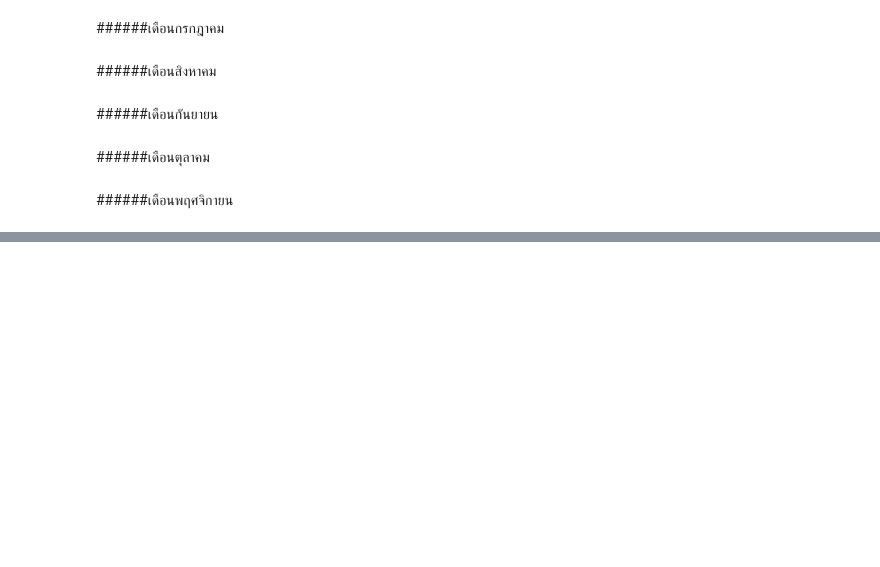
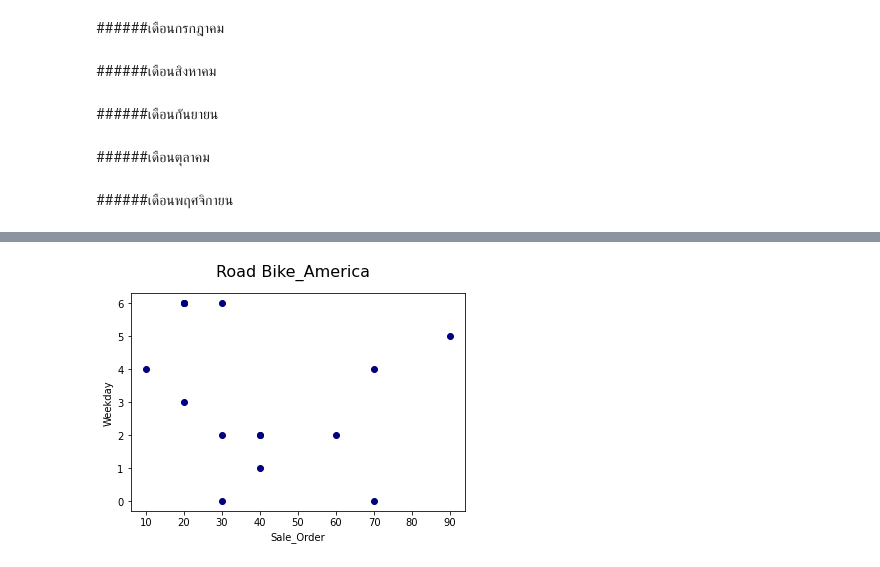
Before and after one commit to nicha0524/DPDM2021, a Jupyter notebook: Untitled11.ipynb, the cells around one changed output, grey strips where cells are left out. Drawn from its saved outputs; the diff is of its cells as text; code cells hidden in the pictures; blank space fills up the shorter version.

```diff
--- a/Untitled11.ipynb
+++ b/Untitled11.ipynb
@@ -270,4 +280,6 @@ RO_AMER_2018_4=RO_AMER_2018[RO_AMER_2018['mount']==4].sort_values(by='SALESORDER
 # %% [markdown]
 ######เดือนตุลาคม
+# %%
+RO_AMER_2018_10=RO_AMER_2018[RO_AMER_2018['mount']==10].sort_values(by='day') #ไม่มีวันที่ ที่มีคำสั่งซื้อซ้ำ
 # %% [markdown]
 ######เดือนพฤศจิกายน
@@ -275,0 +286,2 @@ RO_AMER_2018_4=RO_AMER_2018[RO_AMER_2018['mount']==4].sort_values(by='SALESORDER
+# %%
+RO_AMER_2018_11=RO_AMER_2018[RO_AMER_2018['mount']==11].sort_values(by='day') #ไม่มีวันที่ ที่มีคำสั่งซื้อซ้ำ
@@ -275,0 +290,2 @@ RO_AMER_2018_4=RO_AMER_2018[RO_AMER_2018['mount']==4].sort_values(by='SALESORDER
+# %%
+RO_AMERICA= pd.concat([RO_AMER_2018_3,RO_AMER_2018_4,RO_AMER_2018_6,RO_AMER_2018_7,RO_AMER_2018_8,RO_AMER_2018_9,RO_AMER_2018_10,RO_AMER_2018_11])
@@ -275,0 +314,12 @@ RO_AMER_2018_4=RO_AMER_2018[RO_AMER_2018['mount']==4].sort_values(by='SALESORDER
+# %%
+ORDER_RO_A=RO_AMERICA['SALESORDERITEM']
+WEEKDAY_RO_A=RO_AMERICA['weekday']
+# %%
+
+plt.scatter(ORDER_RO_A,WEEKDAY_RO_A,color='navy') #พบว่าวันที่มีคำสังซื้อเยอะที่สุดคือวันอาทิตย์
+plt.ylabel('Weekday')
+plt.xlabel('Sale_Order')
+plt.suptitle('Road Bike_America',fontsize=16)
+plt.show()
+# %% [output]
+[figure, added]
```
Also changed, not shown: parts of 11 cells of this notebook.
